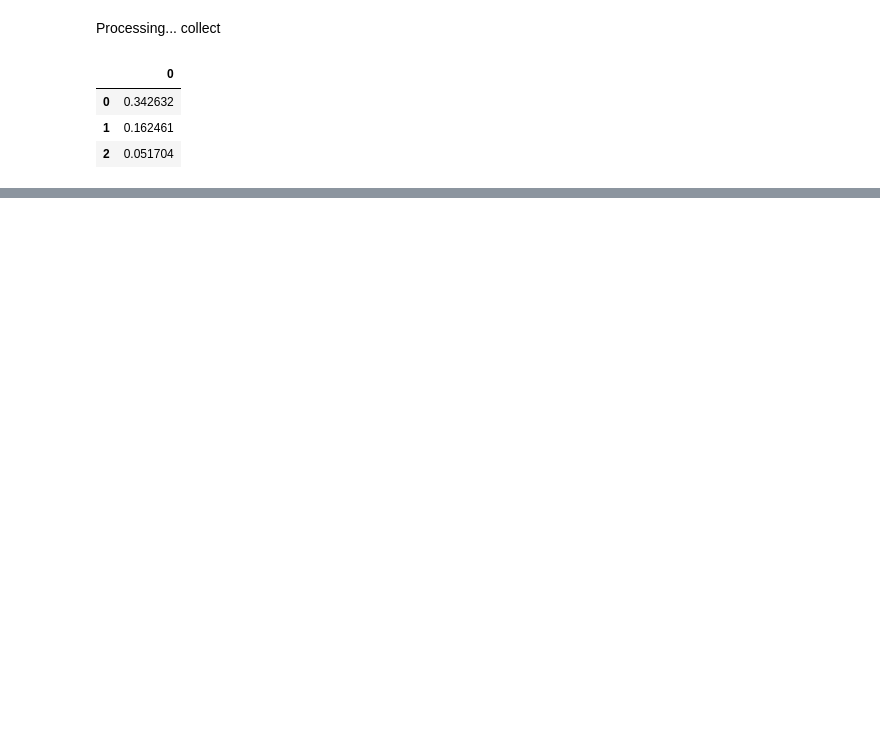
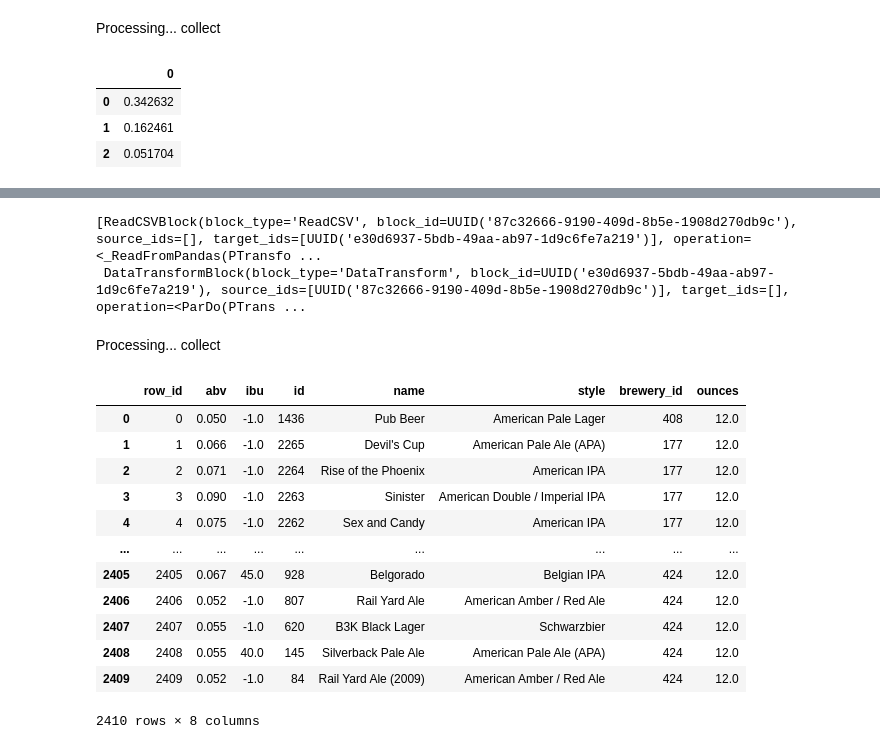
Before and after one commit to liferoad/pydf, a Jupyter notebook: notebooks/blocks_101.ipynb, the cells around one changed output, grey strips where cells are left out. Drawn from its saved outputs; the diff is of its cells as text; code cells hidden in the pictures; blank space fills up the shorter version.

```diff
--- a/notebooks/blocks_101.ipynb
+++ b/notebooks/blocks_101.ipynb
@@ -205,0 +223,12 @@ To disable this warning, you can either:
+# %%
+# use two callback functions to process data using DataTransformBlock
+def _fill_missing(data):
+    """fill missing with a constant for the ibu field"""
+    if data.ibu is None:
+        return data._replace(ibu = -1.0)
+    return data
+
+dt_b = blocks.DataTransformBlock(callbacks=[_fill_missing])
+# %%
+# build the model
+dt_model = blocks.BlockAssembler.Sequential([csv_b, dt_b])
@@ -205,0 +262,2 @@ To disable this warning, you can either:
+# %%
+dt_model_json = dt_model.to_json(indent = 2)
@@ -205,0 +284,24 @@ To disable this warning, you can either:
+# %%
+dt_model_1 = blocks.BlockAssembler.from_json(dt_model_json)
+# %%
+dt_model_1.blocks
+# %% [output]
+[ReadCSVBlock(block_type='ReadCSV', block_id=UUID('87c32666-9190-409d-8b5e-1908d270db9c'), source_ids=[], target_ids=[UUID('e30d6937-5bdb-49aa-ab97-1d9c6fe7a219')], operation=<_ReadFromPandas(PTransfo ...
+ DataTransformBlock(block_type='DataTransform', block_id=UUID('e30d6937-5bdb-49aa-ab97-1d9c6fe7a219'), source_ids=[UUID('87c32666-9190-409d-8b5e-1908d270db9c')], target_ids=[], operation=<ParDo(PTrans ...
+# %%
+dt_model_1.block_data(dt_model_1.blocks[1])
+# %% [output]
+Processing... collect
+|  | row_id | abv | ibu | id | name | style | brewery_id | ounces |
+| 0 | 0 | 0.050 | -1.0 | 1436 | Pub Beer | American Pale Lager | 408 | 12.0 |
+| 1 | 1 | 0.066 | -1.0 | 2265 | Devil's Cup | American Pale Ale (APA) | 177 | 12.0 |
+| 2 | 2 | 0.071 | -1.0 | 2264 | Rise of the Phoenix | American IPA | 177 | 12.0 |
+| 3 | 3 | 0.090 | -1.0 | 2263 | Sinister | American Double / Imperial IPA | 177 | 12.0 |
+| 4 | 4 | 0.075 | -1.0 | 2262 | Sex and Candy | American IPA | 177 | 12.0 |
+| ... | ... | ... | ... | ... | ... | ... | ... | ... |
+| 2405 | 2405 | 0.067 | 45.0 | 928 | Belgorado | Belgian IPA | 424 | 12.0 |
+| 2406 | 2406 | 0.052 | -1.0 | 807 | Rail Yard Ale | American Amber / Red Ale | 424 | 12.0 |
+| 2407 | 2407 | 0.055 | -1.0 | 620 | B3K Black Lager | Schwarzbier | 424 | 12.0 |
+| 2408 | 2408 | 0.055 | 40.0 | 145 | Silverback Pale Ale | American Pale Ale (APA) | 424 | 12.0 |
+| 2409 | 2409 | 0.052 | -1.0 | 84 | Rail Yard Ale (2009) | American Amber / Red Ale | 424 | 12.0 |
+2410 rows × 8 columns
```
Also changed, not shown: parts of 16 cells of this notebook, 2 other files.
